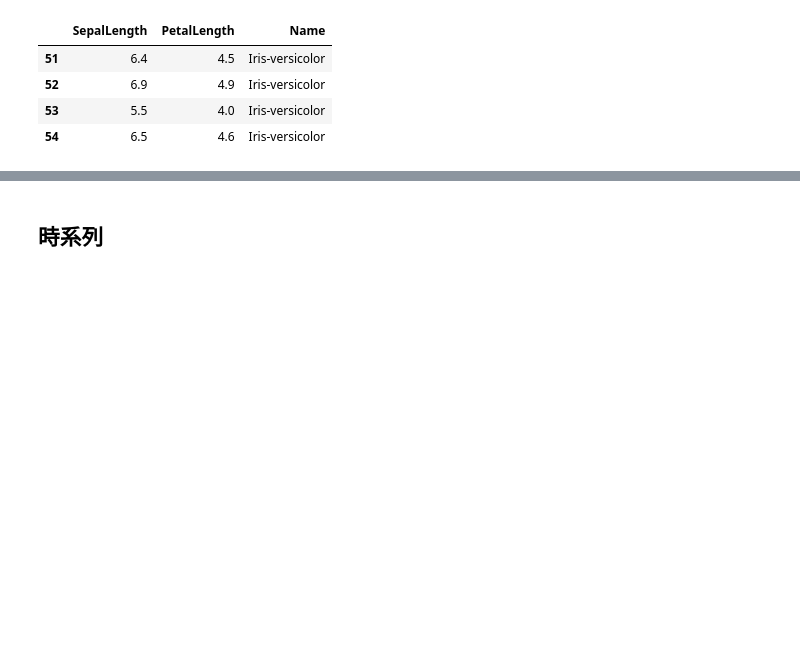
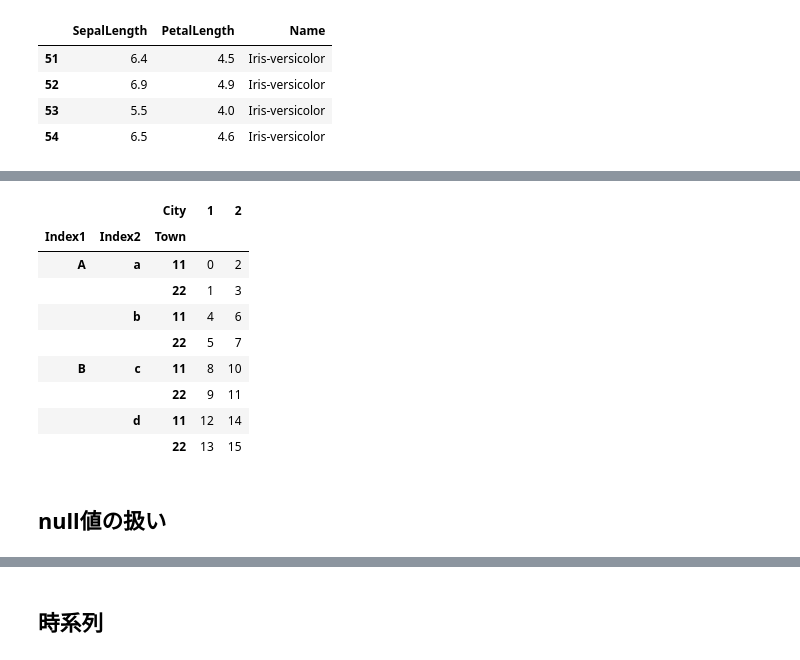
Before and after one commit to miwamasa/DataScience2022, a Jupyter notebook: notebooks/lecture2_pandas.ipynb, the cells around one changed output, grey strips where cells are left out. Drawn from its saved outputs; the diff is of its cells as text; code cells hidden in the pictures; blank space fills up the shorter version.

```diff
--- a/notebooks/lecture2_pandas.ipynb
+++ b/notebooks/lecture2_pandas.ipynb
@@ -512,0 +676,15 @@ a.get_group('Iris-versicolor')
+# %%
+df_2.stack(level = 1)
+# %% [output]
+|  |  | City | 1 | 2 |
+| Index1 | Index2 | Town |  |  |
+| A | a | 11 | 0 | 2 |
+|  |  | 22 | 1 | 3 |
+|  | b | 11 | 4 | 6 |
+|  |  | 22 | 5 | 7 |
+| B | c | 11 | 8 | 10 |
+|  |  | 22 | 9 | 11 |
+|  | d | 11 | 12 | 14 |
+|  |  | 22 | 13 | 15 |
+# %% [markdown]
+## null値の扱い
```
Also changed, not shown: parts of 43 cells of this notebook, 1 other file.
